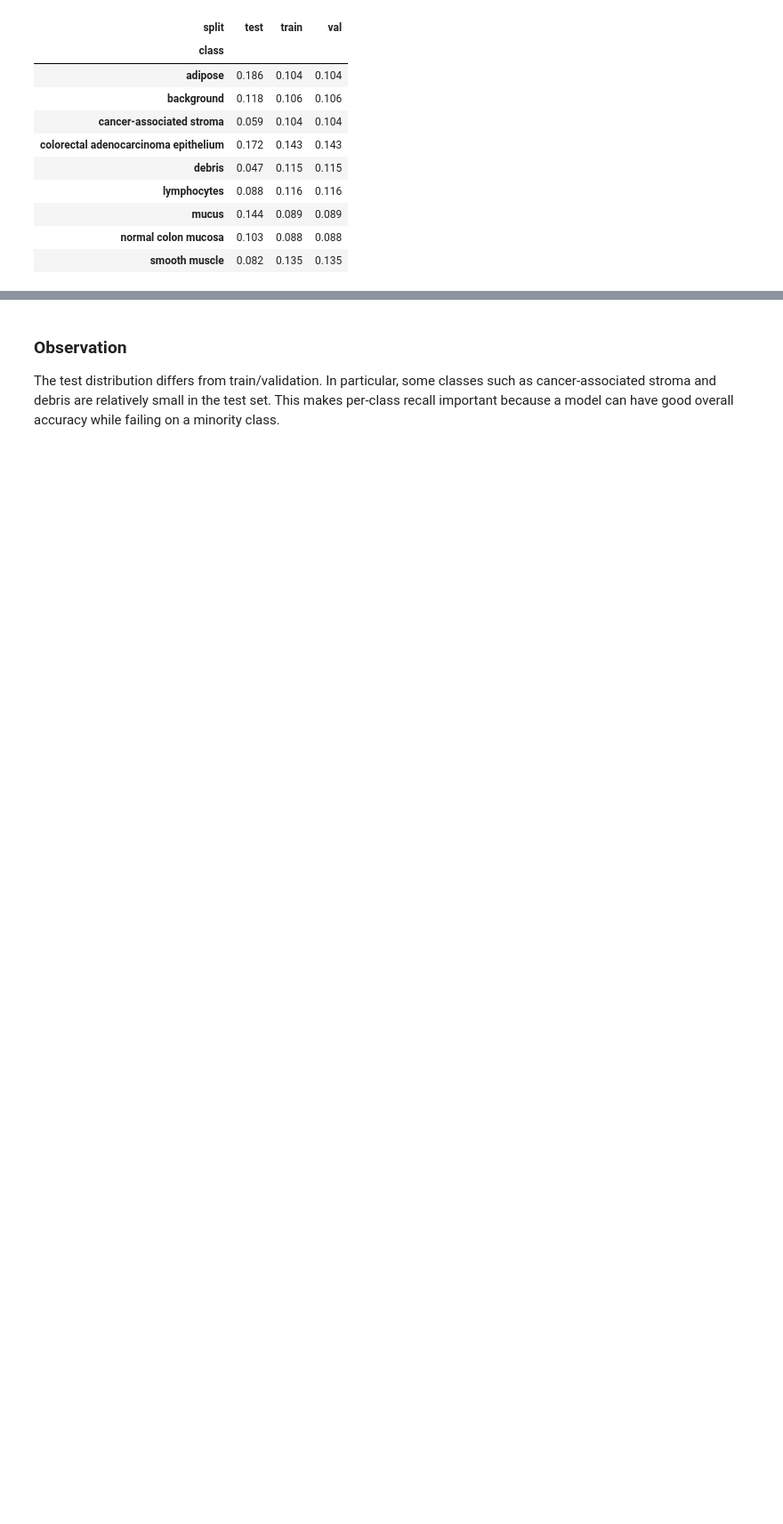
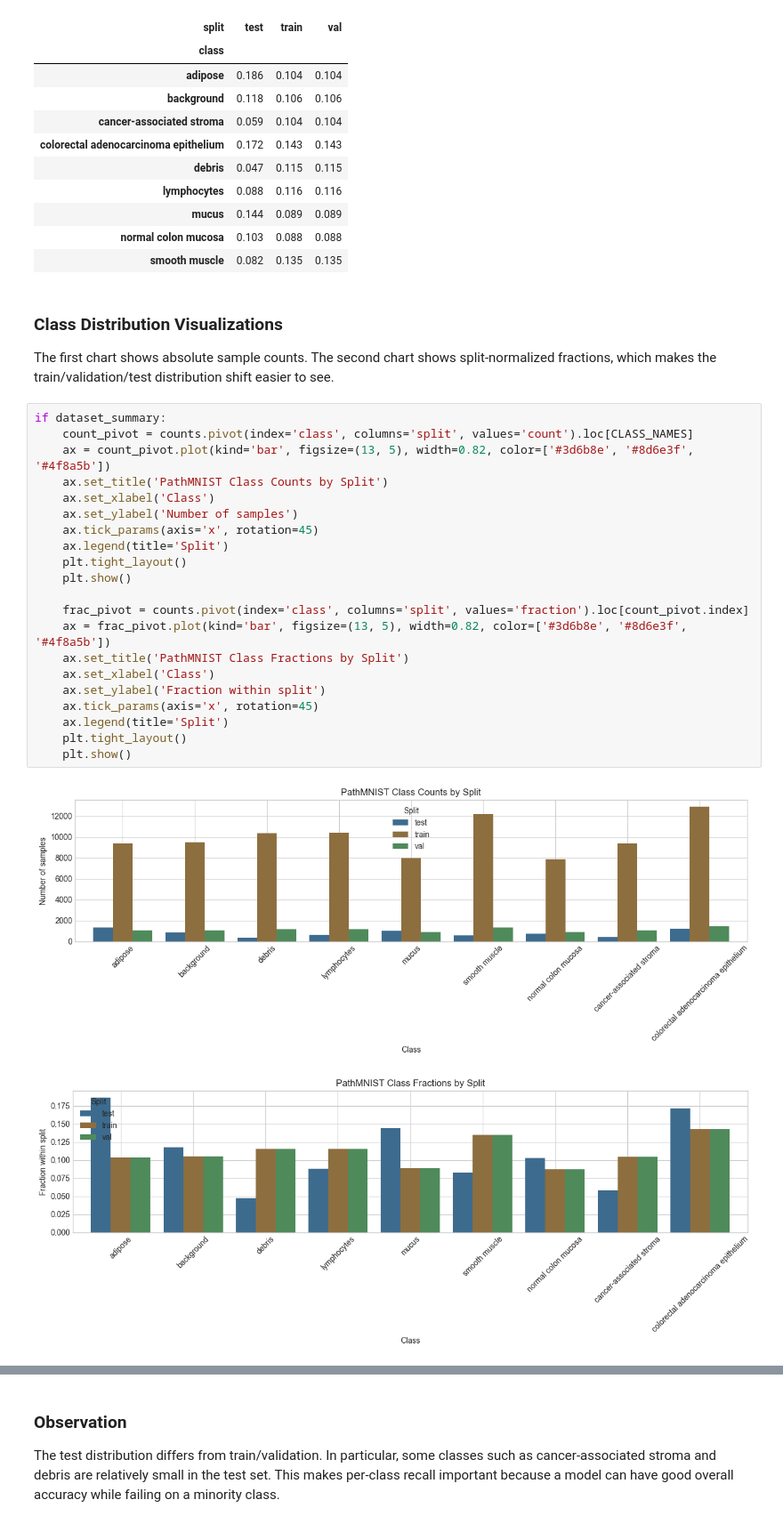
Before and after one commit to nickzerjeski/pathmnist-classification-improvement, a Jupyter notebook: notebooks/exploration.ipynb, the cells around one changed output, grey strips where cells are left out. Shown at 89% size. Cells and saved outputs as stored; diff of their text form; blank space fills up the shorter version.

```diff
--- a/notebooks/exploration.ipynb
+++ b/notebooks/exploration.ipynb
@@ -116,3 +160,31 @@ if dataset_summary:
 | mucus | 0.144 | 0.089 | 0.089 |
 | normal colon mucosa | 0.103 | 0.088 | 0.088 |
 | smooth muscle | 0.082 | 0.135 | 0.135 |
+# %% [markdown]
+### Class Distribution Visualizations
+
+The first chart shows absolute sample counts. The second chart shows split-normalized fractions, which makes the train/validation/test distribution shift easier to see.
+# %%
+if dataset_summary:
+    count_pivot = counts.pivot(index='class', columns='split', values='count').loc[CLASS_NAMES]
+    ax = count_pivot.plot(kind='bar', figsize=(13, 5), width=0.82, color=['#3d6b8e', '#8d6e3f', '#4f8a5b'])
+    ax.set_title('PathMNIST Class Counts by Split')
+    ax.set_xlabel('Class')
+    ax.set_ylabel('Number of samples')
+    ax.tick_params(axis='x', rotation=45)
+    ax.legend(title='Split')
+    plt.tight_layout()
+    plt.show()
+
+    frac_pivot = counts.pivot(index='class', columns='split', values='fraction').loc[count_pivot.index]
+    ax = frac_pivot.plot(kind='bar', figsize=(13, 5), width=0.82, color=['#3d6b8e', '#8d6e3f', '#4f8a5b'])
+    ax.set_title('PathMNIST Class Fractions by Split')
+    ax.set_xlabel('Class')
+    ax.set_ylabel('Fraction within split')
+    ax.tick_params(axis='x', rotation=45)
+    ax.legend(title='Split')
+    plt.tight_layout()
+    plt.show()
+# %% [output]
+[figure, added]
+[figure, added]
```
Also changed, not shown: parts of 25 cells of this notebook, 1 other file.
